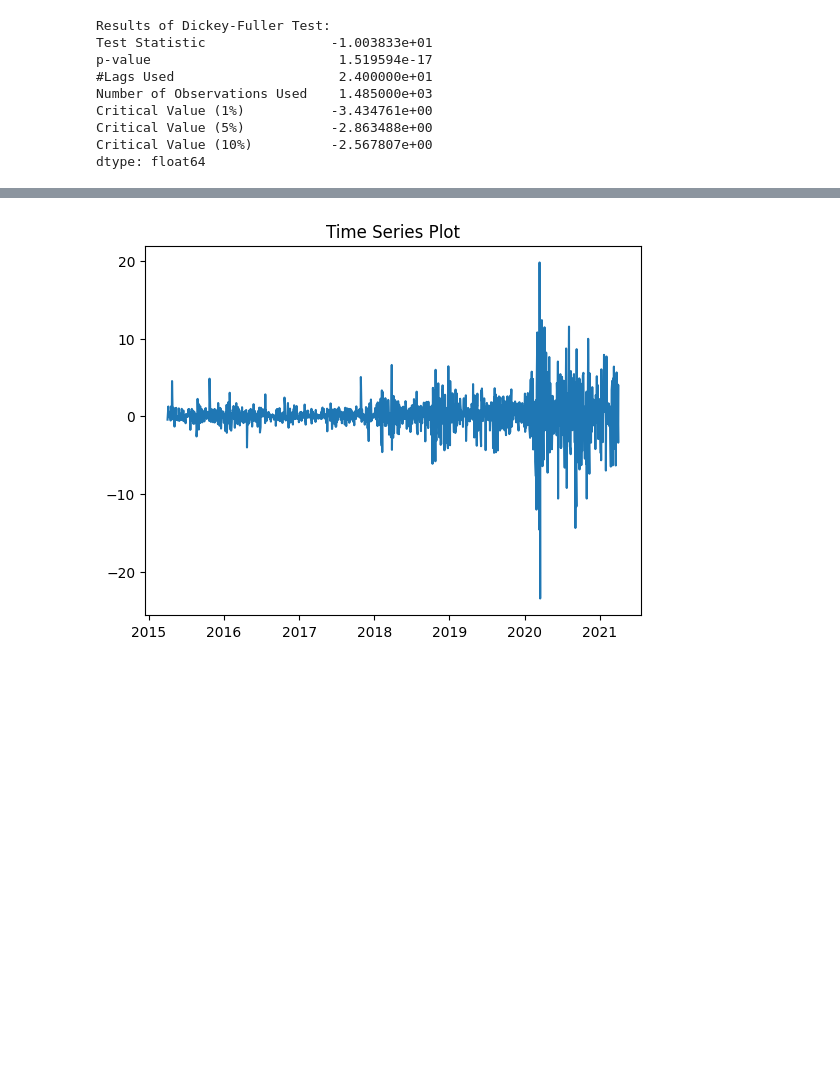
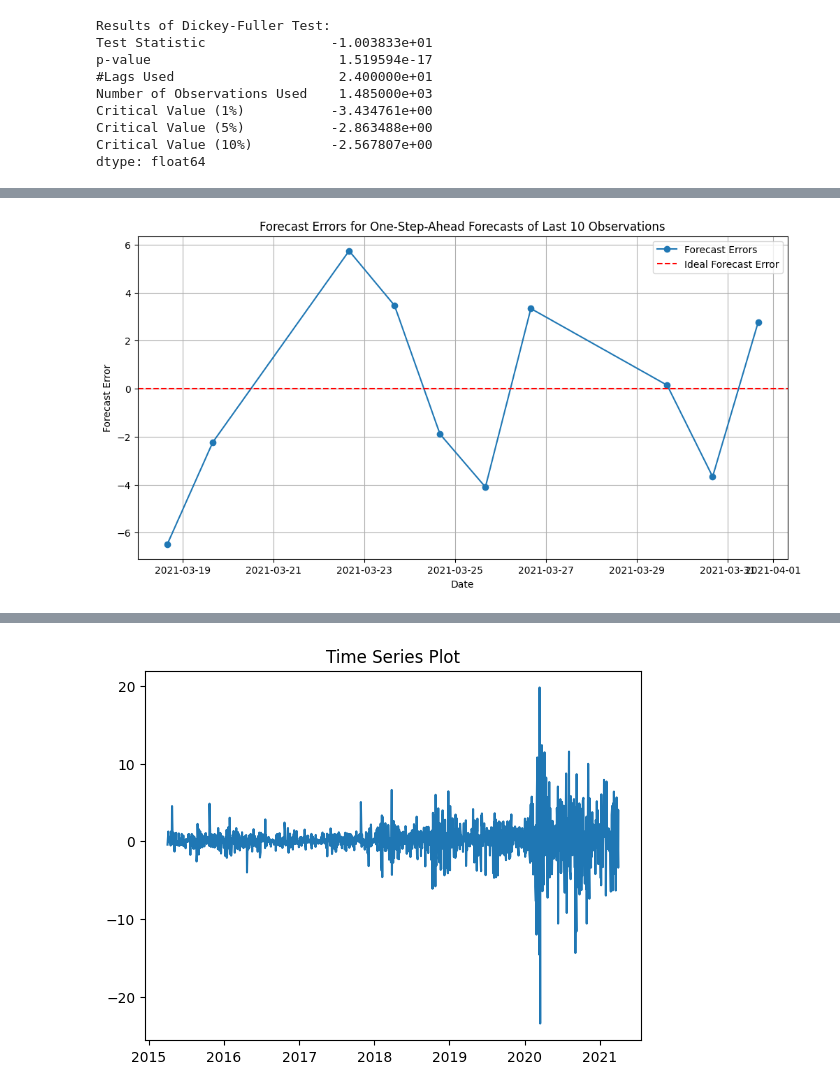
Before and after one commit to Midigan/Joint-CA2-Machine-Learning-for-Business, a Jupyter notebook: CA2 MLB and DV Integrated.ipynb, the cells around one changed output, grey strips where cells are left out. Saved outputs shown, nothing was run; the diff lists cells and outputs as text; code cells hidden in the pictures; blank space fills up the shorter version.

```diff
--- a/CA2 MLB and DV Integrated.ipynb
+++ b/CA2 MLB and DV Integrated.ipynb
@@ -137,0 +268,28 @@ dtype: float64
+# %%
+# One-step-ahead forecasts of the last 10 observations
+one_step_forecast = results_ARIMA.get_prediction(start=-10)
+
+# Get the predicted means and the confidence intervals
+predicted_mean = one_step_forecast.predicted_mean
+# Calculate the forecast errors
+forecast_errors = time_series[-10:] - predicted_mean
+
+# Plotting the Forecast Errors
+plt.figure(figsize=(12,6))
+plt.plot(forecast_errors, label='Forecast Errors', marker='o')
+
+# Plot a horizontal line at y=0
+plt.axhline(y=0, color='r', linestyle='--', label='Ideal Forecast Error')
+
+# Plot the error bounds
+plt.title('Forecast Errors for One-Step-Ahead Forecasts of Last 10 Observations')
+plt.xlabel('Date')
+plt.ylabel('Forecast Error')
+plt.legend()
+plt.grid(True)
+plt.show()
+
+# Print the forecast errors
+print(forecast_errors)
+# %% [output]
+[figure, added]
```
Also changed, not shown: parts of 21 cells of this notebook.
